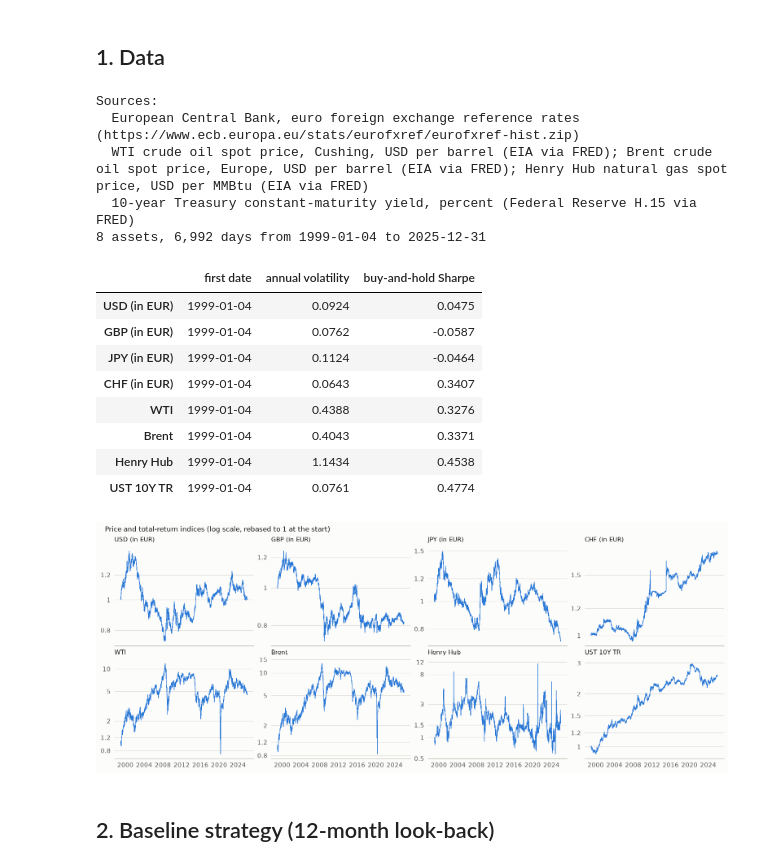
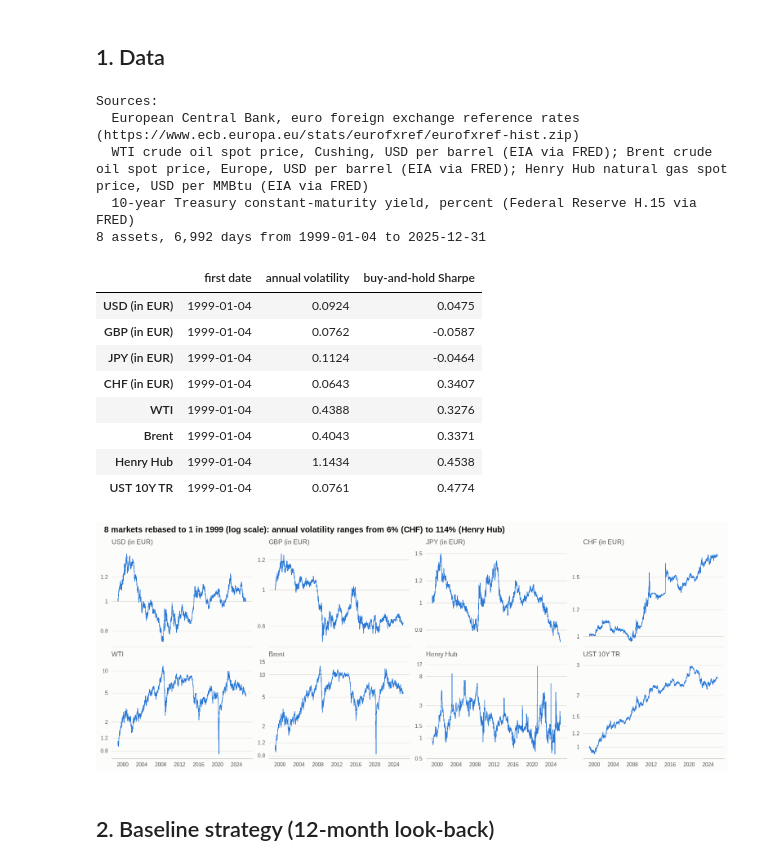
Before and after one commit to paolo993788/Algorithmic-trading, a Jupyter notebook: notebooks/trend_following/multi_asset_time_series_momentum.ipynb, the cells around one changed output. Saved outputs shown, nothing was run; the diff lists cells and outputs as text; code cells hidden in the pictures.

```diff
--- a/notebooks/trend_following/multi_asset_time_series_momentum.ipynb
+++ b/notebooks/trend_following/multi_asset_time_series_momentum.ipynb
@@ -114,36 +118,38 @@ print("Sources:", *sources, sep="\n  ")
 print(f"{prices.shape[1]} assets, {len(prices):,} days from {prices.index[0]:%Y-%m-%d} to {prices.index[-1]:%Y-%m-%d}")
 
 daily = prices.pct_change(fill_method=None)
 stats = pd.DataFrame({"first date": prices.apply(lambda c: c.first_valid_index().strftime("%Y-%m-%d")),
                       "annual volatility": daily.std() * np.sqrt(252),
                       "buy-and-hold Sharpe": daily.apply(lambda c: mt.sharpe_ratio(c.dropna()))})
 display(stats)
 # Small multiples: eight series on one axis would need eight colours; one panel per market needs none.
 rebased = prices / prices.bfill().iloc[0]
 fig, axes = plt.subplots(2, 4, figsize=(14, 5.5), sharex=True)
 for ax, name in zip(axes.flat, rebased.columns):
     series = rebased[name].where(rebased[name] > 0).dropna()   # log scale: WTI printed negative in April 2020
     ax.plot(series.index, series.to_numpy(), lw=0.8, color=SERIES[0])
     plain_log_axis(ax)
-    ax.set_title(name, fontsize=10)
-fig.suptitle("Price and total-return indices (log scale, rebased to 1 at the start)", x=0.01, ha="left", fontsize=11)
+    ax.set_title(name)
+vol = stats["annual volatility"].rename(lambda name: name.replace(" (in EUR)", ""))
+figure_headline(fig, f"{prices.shape[1]} markets rebased to 1 in {prices.index[0]:%Y} (log scale): annual volatility "
+                     f"ranges from {vol.min():.0%} ({vol.idxmin()}) to {vol.max():.0%} ({vol.idxmax()})")
 fig.savefig(OUTPUT_DIR / "universe.png", dpi=150)
 # %% [output]
 Sources:
   European Central Bank, euro foreign exchange reference rates (https://www.ecb.europa.eu/stats/eurofxref/eurofxref-hist.zip)
   WTI crude oil spot price, Cushing, USD per barrel (EIA via FRED); Brent crude oil spot price, Europe, USD per barrel (EIA via FRED); Henry Hub natural gas spot price, USD per MMBtu (EIA via FRED)
   10-year Treasury constant-maturity yield, percent (Federal Reserve H.15 via FRED)
 8 assets, 6,992 days from 1999-01-04 to 2025-12-31
 |  | first date | annual volatility | buy-and-hold Sharpe |
 | USD (in EUR) | 1999-01-04 | 0.0924 | 0.0475 |
 | GBP (in EUR) | 1999-01-04 | 0.0762 | -0.0587 |
 | JPY (in EUR) | 1999-01-04 | 0.1124 | -0.0464 |
 | CHF (in EUR) | 1999-01-04 | 0.0643 | 0.3407 |
 | WTI | 1999-01-04 | 0.4388 | 0.3276 |
 | Brent | 1999-01-04 | 0.4043 | 0.3371 |
 | Henry Hub | 1999-01-04 | 1.1434 | 0.4538 |
 | UST 10Y TR | 1999-01-04 | 0.0761 | 0.4774 |
-[figure, old version]
+[figure, new version]
 # %% [markdown]
 ## 2. Baseline strategy (12-month look-back)
 # %%
```
Also changed, not shown: parts of 5 cells of this notebook, 4 other files.
